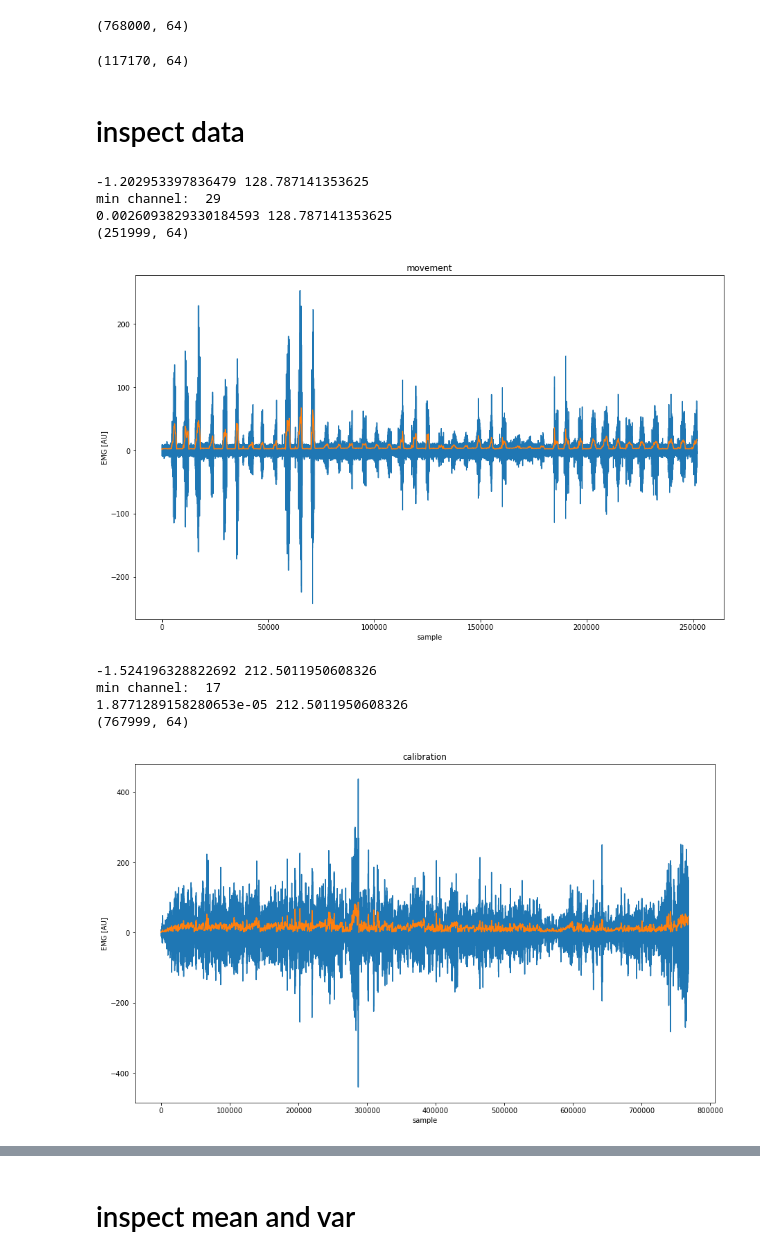
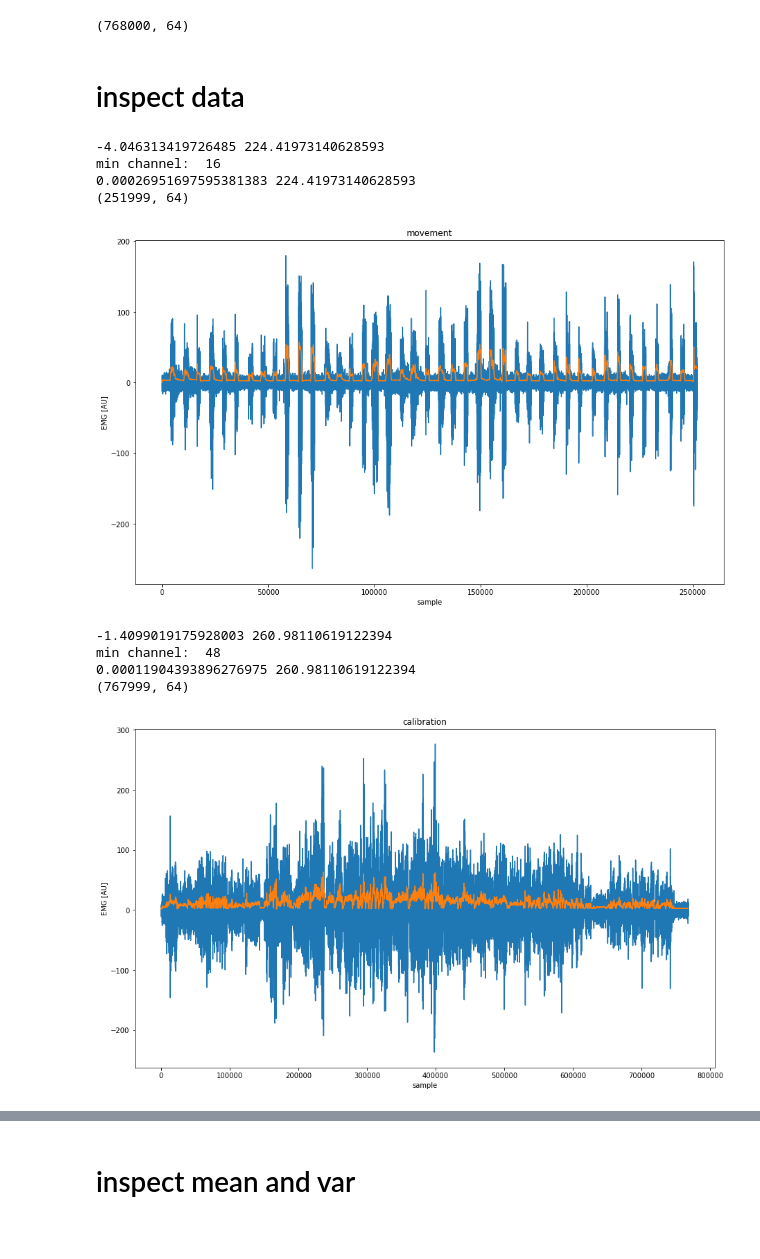
Before and after one commit to spewil/kyberphysics, a Jupyter notebook: notebooks/mappings.ipynb, the cells around one changed output, grey strips where cells are left out. Drawn from its saved outputs; the diff is of its cells as text; code cells hidden in the pictures.

Commit message:
after peter recording

```diff
--- a/notebooks/mappings.ipynb
+++ b/notebooks/mappings.ipynb
@@ -35,9 +35,13 @@ NOTES:
 # %% [markdown]
 # load data
 # %%
-experiment = "test_9_10_21"
-subject = "andy"
+experiment = "emg_olympics"
+subject = "peter"
 
 movement_session = "1"
 calibration_session = "0"
-center_hold_session = "8" # check manually for a folder, default to the first one
+center_hold_session = None # check manually for a folder, default to the first one
+
+subject_metadata_folder = utils.get_subject_folder(experiment=experiment, subject=subject)
+assert subject_metadata_folder.exists()
+print("subject metadata: ", subject_metadata_folder)
@@ -103,33 +107,31 @@ if not center_hold_session is None:
     print(concat_center_hold_data.shape)
     center_hold_vars = np.std(concat_center_hold_data, axis=0)
     center_hold_means = np.mean(concat_center_hold_data, axis=0)
-# %% [output]
-(117170, 64)
 # %% [markdown]
 # inspect data
 # %%
 # plot one trial
 
 low_cutoff = 5
 start = 0
 stop = -1
-channel = 47
+channel = 55
 
 if not movement_session is None:
     plt.figure()
     hp = concat_movement_data[start:stop]
     lp = utils.filter_emg(hp)
     plt.plot(hp[:,channel])
     plt.plot(lp[:,channel])
     plt.title("movement")
     plt.xlabel("sample")
     plt.ylabel("EMG [AU]")
 # %% [output]
--1.202953397836479 128.787141353625
-min channel:  29
-0.0026093829330184593 128.787141353625
+-4.046313419726485 224.41973140628593
+min channel:  16
+0.00026951697595381383 224.41973140628593
 (251999, 64)
-[figure, old version]
+[figure, new version]
 # %%
 
 if not calibration_session is None:
@@ -144,11 +146,11 @@ if not calibration_session is None:
     plt.xlabel("sample")
     plt.ylabel("EMG [AU]")
 # %% [output]
--1.524196328822692 212.5011950608326
-min channel:  17
-1.8771289158280653e-05 212.5011950608326
+-1.4099019175928003 260.98110619122394
+min channel:  48
+0.00011904393896276975 260.98110619122394
 (767999, 64)
-[figure, old version]
+[figure, new version]
 # %%
 if not center_hold_session is None:
     plt.figure()
```
Also changed, not shown: parts of 18 cells of this notebook, 20 other files.
